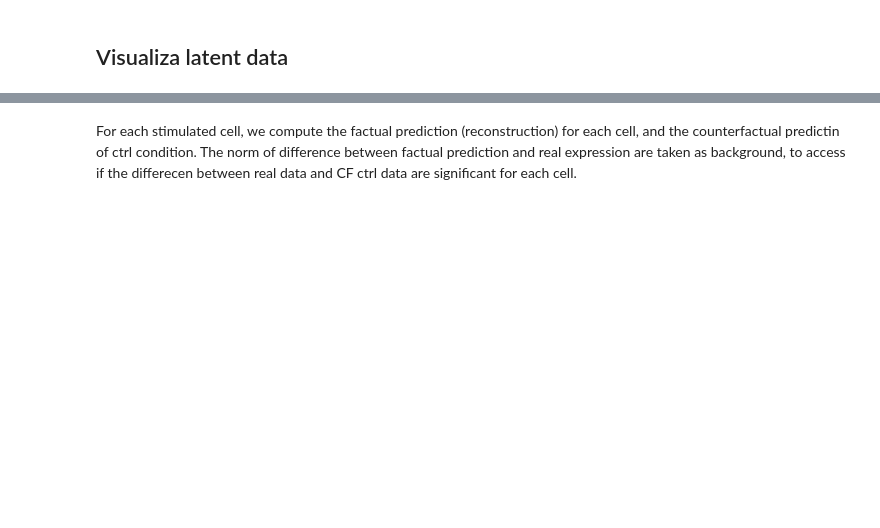
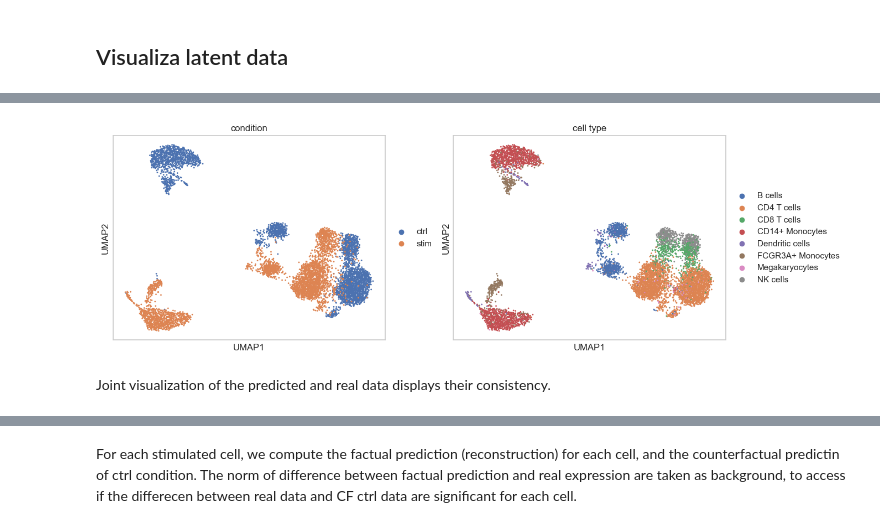
Before and after one commit to elmella/scCausalVI, a Jupyter notebook: docs/source/example/scCausalVI-ifnb.ipynb, the cells around one changed output, grey strips where cells are left out. Cells and saved outputs as stored; diff of their text form; code cells hidden in the pictures; blank space fills up the shorter version.

```diff
--- a/docs/source/example/scCausalVI-ifnb.ipynb
+++ b/docs/source/example/scCausalVI-ifnb.ipynb
@@ -537,4 +123,0 @@ import scanpy as sc
-# %%
-model_path = "/Users/sa3520/Unfinished/CausalInferrence_Drug/Mycode10/benchmark/models/scCausalVI"
-model_path = os.path.join(model_path, "IFNB_model.pth")
-model = torch.load(model_path)
@@ -673,0 +175,22 @@ sc.pl.umap(adata_stim_real_cf, color=['is_real','cell'])
+# %%
+count_recon = model.get_count_expression()
+# %%
+adata_recon = ad.AnnData(
+    X = count_recon,
+    obs = adata.obs.copy(),
+    var = adata.var.copy()
+)
+
+sc.pp.normalize_total(adata_recon, target_sum=1e6)
+sc.pp.log1p(adata_recon)
+# %%
+sc.pp.pca(adata_recon,)
+sc.pp.neighbors(adata_recon)
+sc.tl.umap(adata_recon)
+
+sc.pl.umap(adata_recon, color=[condition_key, group_key,],
+           title = ['condition', 'cell type'])
+# %% [output]
+[figure, added]
+# %% [markdown]
+Joint visualization of the predicted and real data displays their consistency.
```
Also changed, not shown: parts of 254 cells of this notebook.
